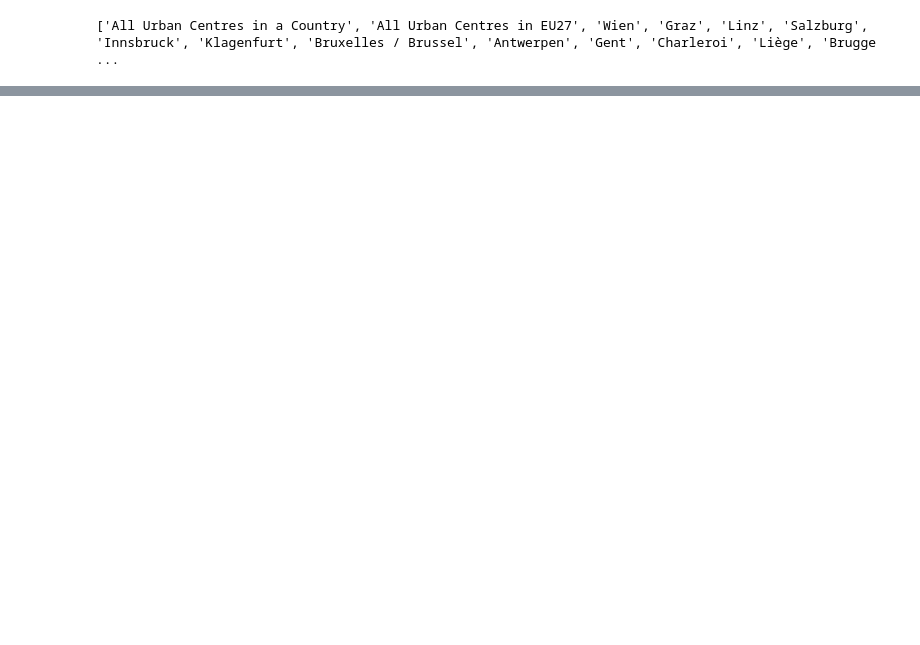
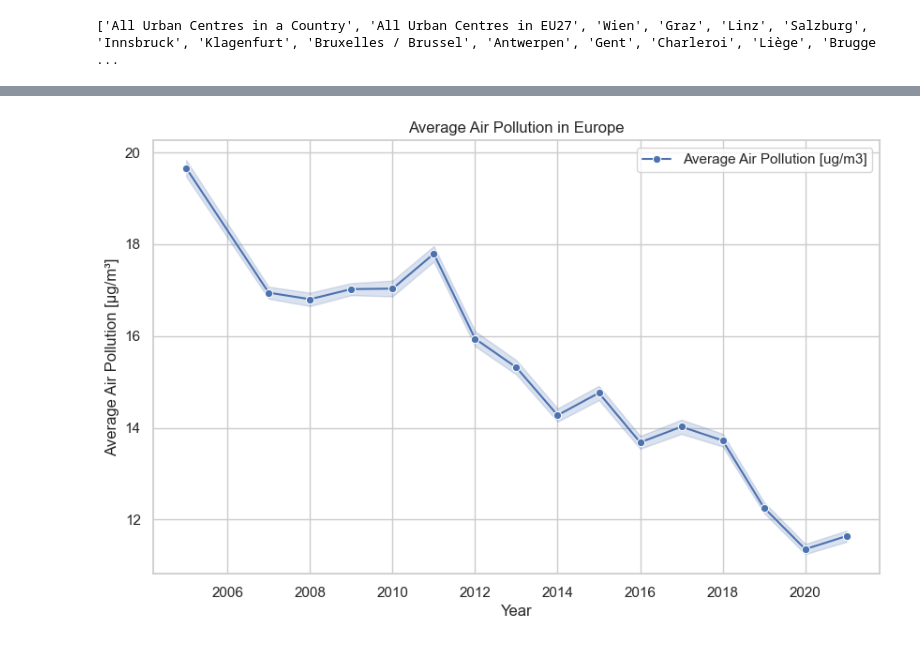
Before and after one commit to mauurits/ironhack_gpw3, a Jupyter notebook: notebooks/notebook_tania_gpw3.ipynb, the cells around one changed output, grey strips where cells are left out. Saved outputs shown, nothing was run; the diff lists cells and outputs as text; code cells hidden in the pictures; blank space fills up the shorter version.

```diff
--- a/notebooks/notebook_tania_gpw3.ipynb
+++ b/notebooks/notebook_tania_gpw3.ipynb
@@ -77,0 +125,24 @@ print(unique_cities_list)
+# %%
+#graphe of air pollution through time  in EU
+sns.set(style="whitegrid")
+
+# Create the plot
+plt.figure(figsize=(10, 6))
+
+# Plot 'air_pollution_average_[ug/m3]' vs 'time'
+sns.lineplot(x='year', y='air_pollution_average_[ug/m3]', data=df_cleanedgpw3, label='Average Air Pollution [ug/m3]', marker='o')
+
+
+
+
+# Add titles and labels
+plt.title('Average Air Pollution in Europe')
+plt.xlabel('Year')
+plt.ylabel('Average Air Pollution [µg/m³]')
+plt.legend()
+plt.grid(True)
+
+# Display the plot
+plt.show()
+# %% [output]
+[figure, added]
```
Also changed, not shown: parts of 10 cells of this notebook.
